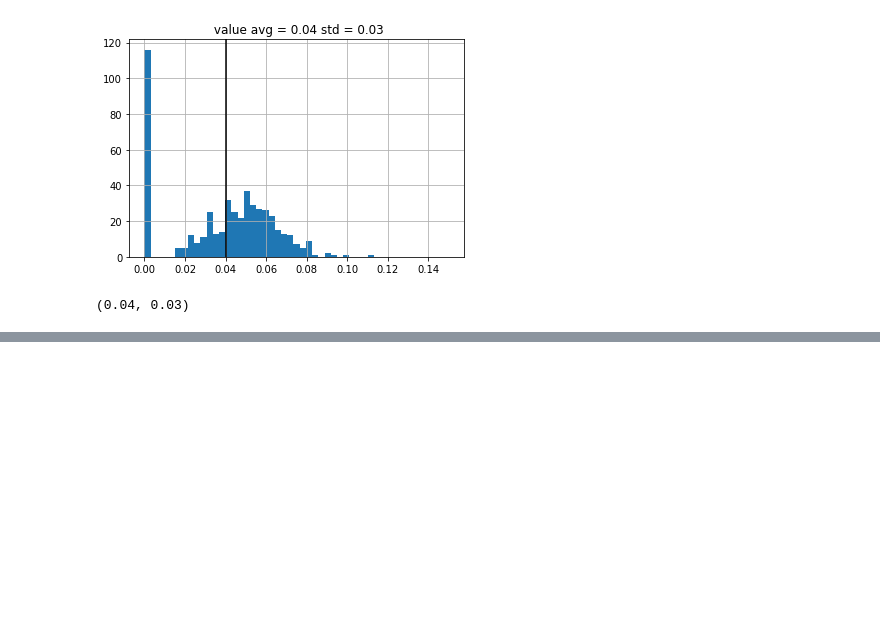
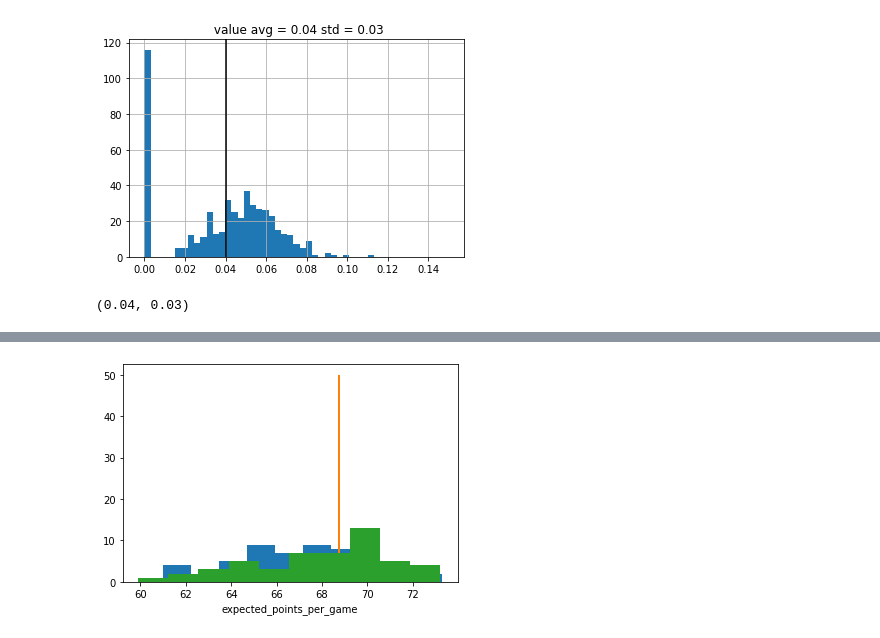
Before and after one commit to ajayrfhp/Control, a Jupyter notebook: Control_FPL/notebooks/hello_fpl.ipynb, the cells around one changed output, grey strips where cells are left out. Cells and saved outputs as stored; diff of their text form; code cells hidden in the pictures; blank space fills up the shorter version.

Commit message:
added policy comparison; working gaussian checkpoint

```diff
--- a/Control_FPL/notebooks/hello_fpl.ipynb
+++ b/Control_FPL/notebooks/hello_fpl.ipynb
@@ -132,0 +206,9 @@ get_valuable_players(value_data)
+# %%
+def visualize_results(results, metric):
+    for policy in ['greedy_random', 'greedy_random_soft', 'greedy_random_with_superstar']:
+        plt.hist(results[policy][metric])
+        plt.xlabel(metric)
+    plt.show()
+visualize_results(results, "expected_points_per_game")
+# %% [output]
+[figure, added]
```
Also changed, not shown: parts of 3 cells of this notebook.
